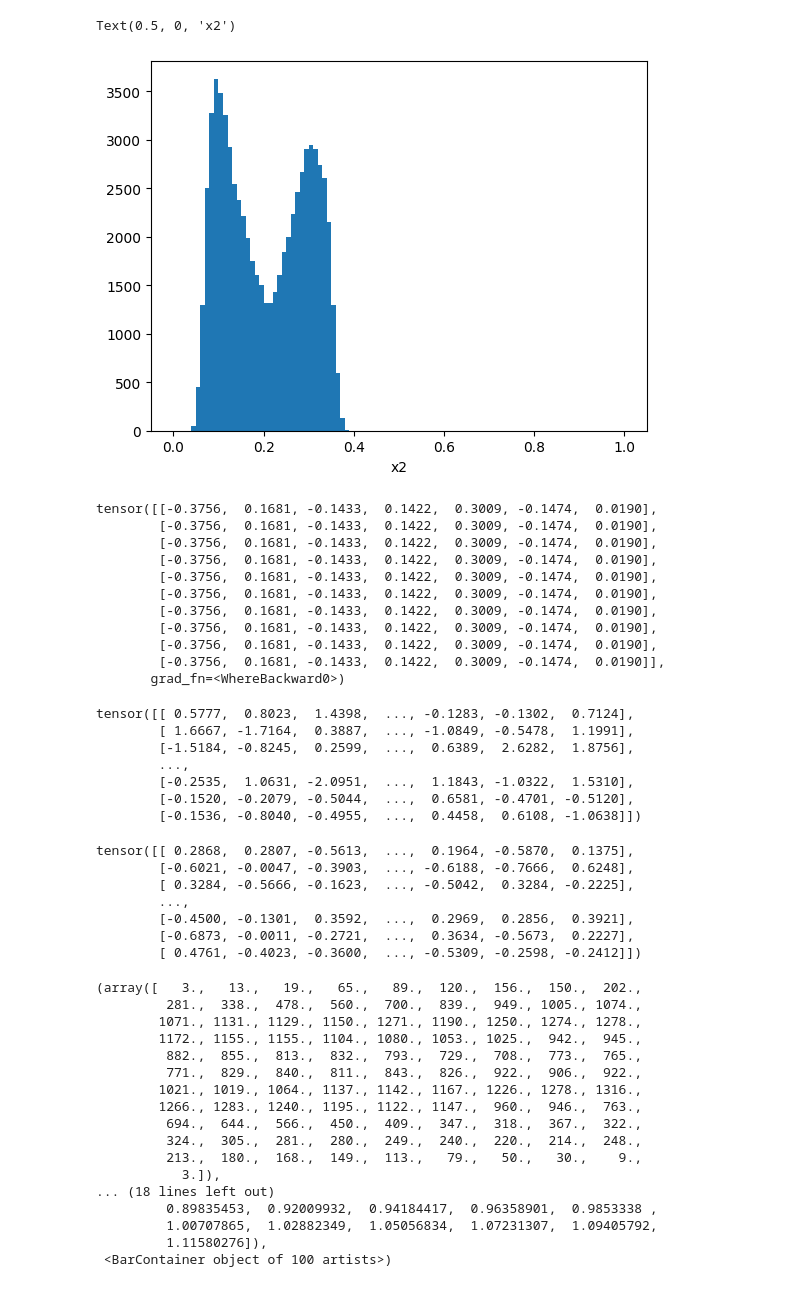
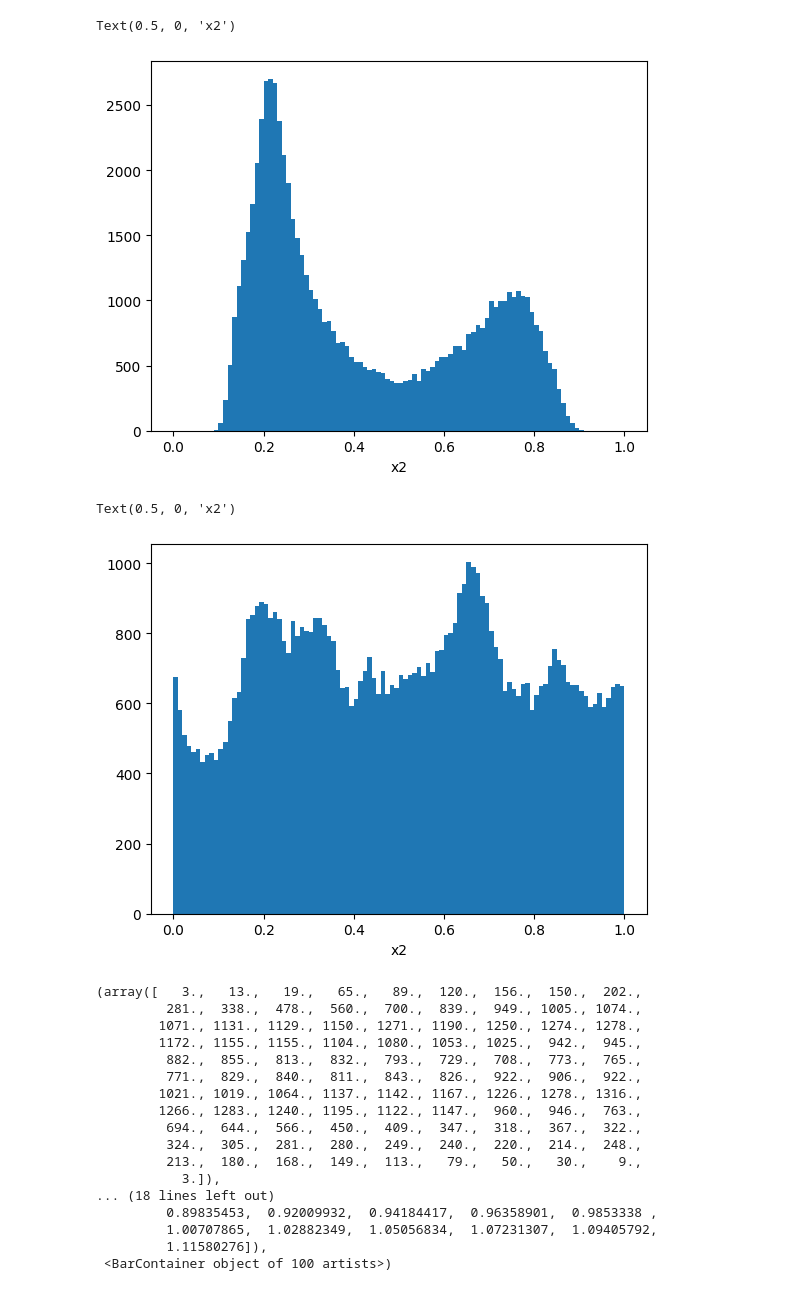
Before and after one commit to valsdav/MEMFlow, a Jupyter notebook: notebooks/TestFlows.ipynb, the cells around one changed output. Drawn from its saved outputs; the diff is of its cells as text; code cells hidden in the pictures.

Commit message:
Solved problems with test transformations

```diff
--- a/notebooks/TestFlows.ipynb
+++ b/notebooks/TestFlows.ipynb
@@ -63,6 +89,11 @@ class IntervalToRealTransform(TransformModule):
 # %%
-flow2 = zuko.flows.NSF(7, transforms=1, bins=8, hidden_features=[32] * 3,
-                      randperm=True)
+features = 7
+flow3 = zuko.flows.NSF(features, transforms=4, bins=8, hidden_features=[32] * 2,
+                      randperm=True,
+                      base=BoxUniform,
+                      base_args=[torch.ones(features)*(-1),torch.ones(features)],
+                      univariate_kwargs={"bound":1},
+                      passes=2)
 
-flow2.transforms.insert(0,IntervalToRealTransform(0,1, nfeatures=7))
-flow2
+flow3.transforms.insert(0, SimpleAffineTransform(0*torch.ones(features),1*torch.ones(features),
+                                                 -1*torch.ones(features), 1*torch.ones(features)))
@@ -89,20 +110,14 @@ x2 = flow2().sample((10000,))
 # %%
+x2 = flow2().sample((10000,))
 plt.hist(x2.flatten(), bins=100, range=(0,1))
 plt.xlabel("x2")
 # %% [output]
 Text(0.5, 0, 'x2')
-[figure, old version]
+[figure, new version]
 # %%
-flow2().transform(torch.ones(10,7)*0.2)
+x3 = flow3().sample((10000,))
+plt.hist(x3.flatten(), bins=100, range=(0,1))
+plt.xlabel("x2")
 # %% [output]
-tensor([[-0.3756,  0.1681, -0.1433,  0.1422,  0.3009, -0.1474,  0.0190],
-        [-0.3756,  0.1681, -0.1433,  0.1422,  0.3009, -0.1474,  0.0190],
-        [-0.3756,  0.1681, -0.1433,  0.1422,  0.3009, -0.1474,  0.0190],
-        [-0.3756,  0.1681, -0.1433,  0.1422,  0.3009, -0.1474,  0.0190],
-        [-0.3756,  0.1681, -0.1433,  0.1422,  0.3009, -0.1474,  0.0190],
-        [-0.3756,  0.1681, -0.1433,  0.1422,  0.3009, -0.1474,  0.0190],
-        [-0.3756,  0.1681, -0.1433,  0.1422,  0.3009, -0.1474,  0.0190],
-        [-0.3756,  0.1681, -0.1433,  0.1422,  0.3009, -0.1474,  0.0190],
-        [-0.3756,  0.1681, -0.1433,  0.1422,  0.3009, -0.1474,  0.0190],
-        [-0.3756,  0.1681, -0.1433,  0.1422,  0.3009, -0.1474,  0.0190]],
-       grad_fn=<WhereBackward0>)
+Text(0.5, 0, 'x2')
+[figure, added]
@@ -111,23 +124,3 @@ x2
-# %%
-x1
-# %% [output]
-tensor([[ 0.5777,  0.8023,  1.4398,  ..., -0.1283, -0.1302,  0.7124],
-        [ 1.6667, -1.7164,  0.3887,  ..., -1.0849, -0.5478,  1.1991],
-        [-1.5184, -0.8245,  0.2599,  ...,  0.6389,  2.6282,  1.8756],
-        ...,
-        [-0.2535,  1.0631, -2.0951,  ...,  1.1843, -1.0322,  1.5310],
-        [-0.1520, -0.2079, -0.5044,  ...,  0.6581, -0.4701, -0.5120],
-        [-0.1536, -0.8040, -0.4955,  ...,  0.4458,  0.6108, -1.0638]])
-# %%
-x
-# %% [output]
-tensor([[ 0.2868,  0.2807, -0.5613,  ...,  0.1964, -0.5870,  0.1375],
-        [-0.6021, -0.0047, -0.3903,  ..., -0.6188, -0.7666,  0.6248],
-        [ 0.3284, -0.5666, -0.1623,  ..., -0.5042,  0.3284, -0.2225],
-        ...,
-        [-0.4500, -0.1301,  0.3592,  ...,  0.2969,  0.2856,  0.3921],
-        [-0.6873, -0.0011, -0.2721,  ...,  0.3634, -0.5673,  0.2227],
-        [ 0.4761, -0.4023, -0.3600,  ..., -0.5309, -0.2598, -0.2412]])
 # %%
 x = flow().sample((10000,))
 plt.hist(x.detach().numpy().flatten(), bins=100)
```
Also changed, not shown: parts of 10 cells of this notebook.
